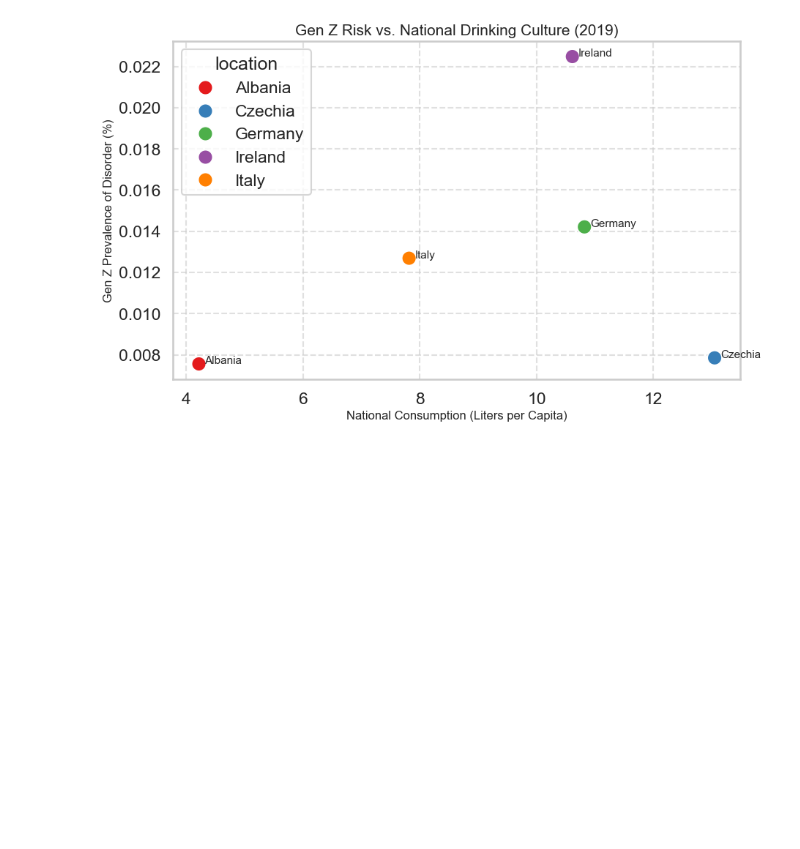
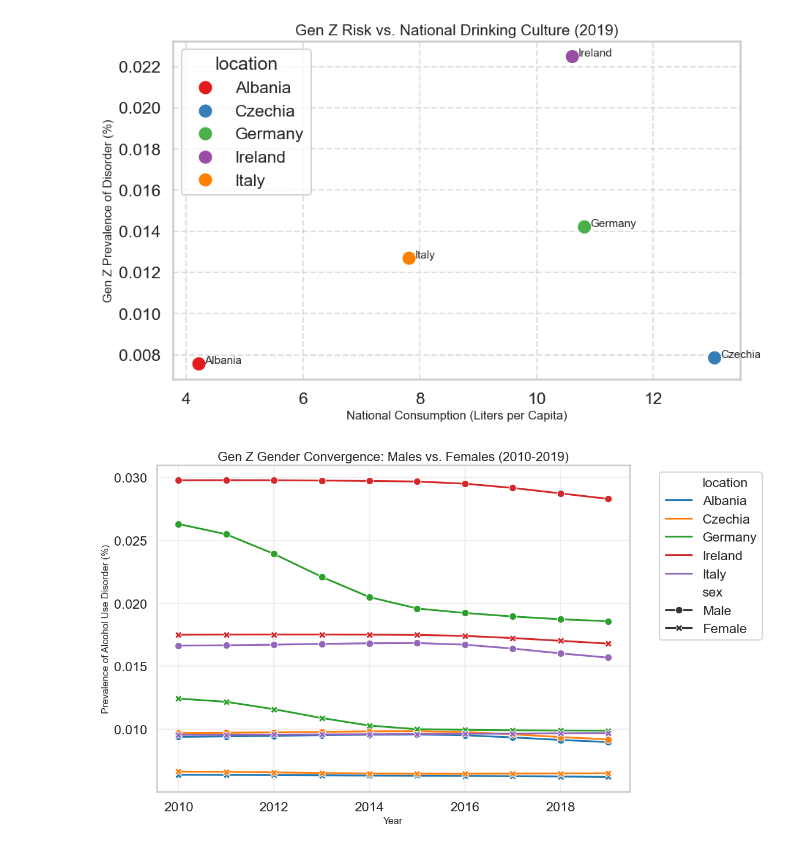
Before and after one commit to justdayane/da-capstone-project-dayane-ernesto, a Jupyter notebook: Ernestos_finds/Exploration_part_2.ipynb, the cells around one changed output. Saved outputs shown, nothing was run; the diff lists cells and outputs as text; code cells hidden in the pictures; blank space fills up the shorter version.

Commit message:
convergence male vs female

```diff
--- a/Ernestos_finds/Exploration_part_2.ipynb
+++ b/Ernestos_finds/Exploration_part_2.ipynb
@@ -484,3 +484,32 @@ plt.savefig('master_economic_bubble_chart.png')
 plt.show()
 # %% [output]
 [figure]
+# %%
+# 1. Filter for our specific Gender comparison (removing 'Both Sexes')
+gender_df = final_study_df[
+    (final_study_df['age'] == '15-19 years') &
+    (final_study_df['sex'] != 'Both Sexes')
+]
+# %%
+# 2. Create the Plot
+plt.figure(figsize=(12, 7))
+sns.lineplot(
+    data=gender_df,
+    x='year',
+    y='precent_of_prevalence',
+    hue='location',
+    style='sex',
+    markers=True,
+    dashes=False
+)
+
+plt.title('Gen Z Gender Convergence: Males vs. Females (2010-2019)', fontsize=16)
+plt.ylabel('Prevalence of Alcohol Use Disorder (%)', fontsize=12)
+plt.xlabel('Year', fontsize=12)
+plt.legend(bbox_to_anchor=(1.05, 1), loc='upper left')
+plt.grid(True, alpha=0.3)
+plt.tight_layout()
+
+plt.show()
+# %% [output]
+[figure, added]
```
